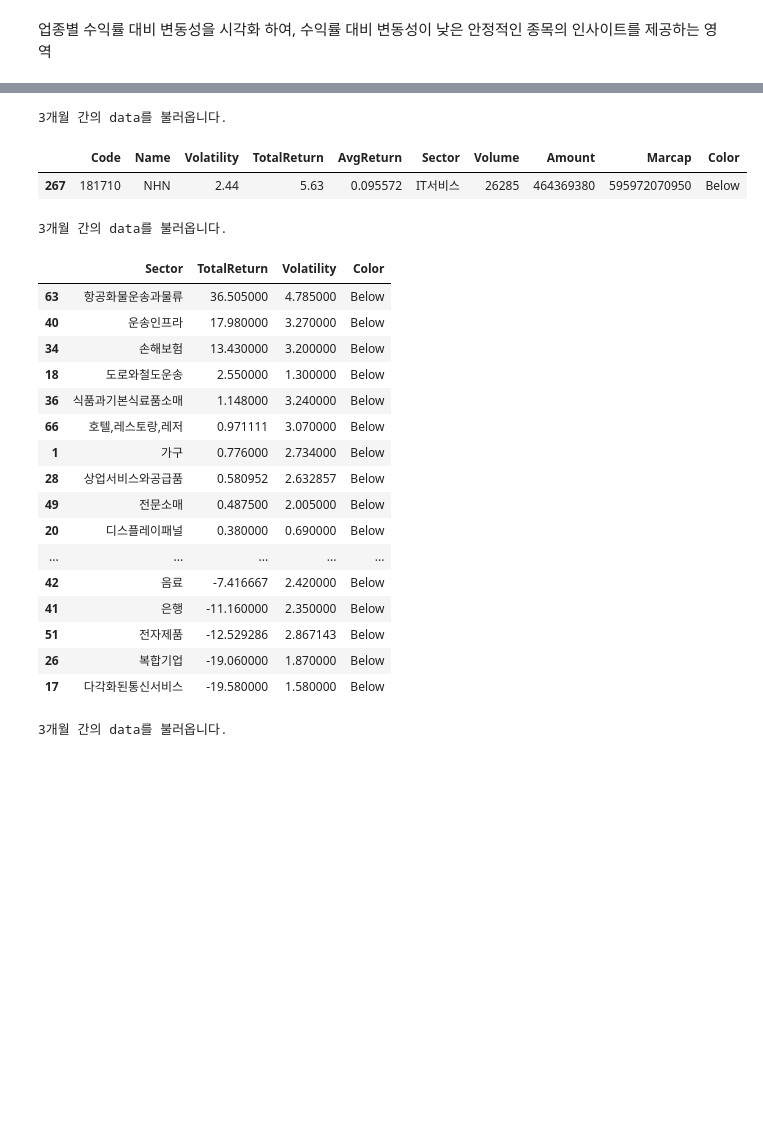
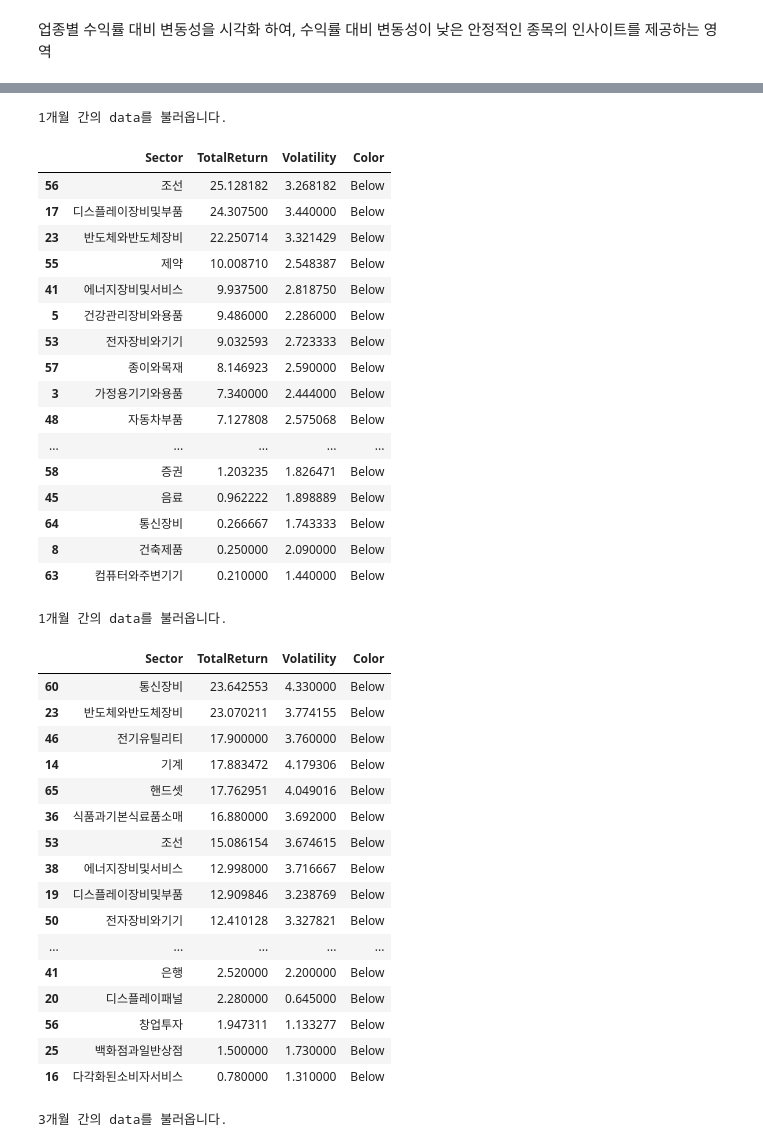
Before and after one commit to june2598/pythonstudy, a Jupyter notebook: project/analyze_sector_return_volatility.ipynb, the cells around one changed output, grey strips where cells are left out. Cells and saved outputs as stored; diff of their text form; code cells hidden in the pictures; blank space fills up the shorter version.

```diff
--- a/project/analyze_sector_return_volatility.ipynb
+++ b/project/analyze_sector_return_volatility.ipynb
@@ -28,8 +28,7 @@ pd.set_option('display.max_rows', None) #None으로 설정하면 모든 행 출
 # plotly는 lmplot을 직접적으로 제공하지 않기때문에, scatter기반 회귀선과, 데이터 플롯을 직접 따로 그려야함
 
 
-
-def analyze_sector_return_volatility(market=None, sector=None, month_ago=3):
+def analyze_sector_return_volatility(market=None, sector=None, month_ago=1):
     # 데이터 로드
     df = load_sector_data(market, month_ago=month_ago)  # 사용자 정의 데이터 로드 함수
 
@@ -123,7 +122,7 @@ def analyze_sector_return_volatility(market=None, sector=None, month_ago=3):
         line=dict(color='black', dash='dash')
     ))
 
-    # 제목 가운데 정렬렬
+    # 제목 가운데 정렬
     fig.update_layout(
         title_x=0.5,
         title_font=dict(size=20, color='black', family='Arial')
@@ -138,30 +158,45 @@ def analyze_sector_return_volatility(market=None, sector=None, month_ago=3):
 # %%
-analyze_sector_return_volatility('KOSPI','IT서비스')
+analyze_sector_return_volatility('KOSPI')
 # %% [output]
-3개월 간의 data를 불러옵니다.
+1개월 간의 data를 불러옵니다.
-|  | Code | Name | Volatility | TotalReturn | AvgReturn | Sector | Volume | Amount | Marcap | Color |
-| 267 | 181710 | NHN | 2.44 | 5.63 | 0.095572 | IT서비스 | 26285 | 464369380 | 595972070950 | Below |
+|  | Sector | TotalReturn | Volatility | Color |
+| 56 | 조선 | 25.128182 | 3.268182 | Below |
+| 17 | 디스플레이장비및부품 | 24.307500 | 3.440000 | Below |
+| 23 | 반도체와반도체장비 | 22.250714 | 3.321429 | Below |
+| 55 | 제약 | 10.008710 | 2.548387 | Below |
+| 41 | 에너지장비및서비스 | 9.937500 | 2.818750 | Below |
+| 5 | 건강관리장비와용품 | 9.486000 | 2.286000 | Below |
+| 53 | 전자장비와기기 | 9.032593 | 2.723333 | Below |
+| 57 | 종이와목재 | 8.146923 | 2.590000 | Below |
+| 3 | 가정용기기와용품 | 7.340000 | 2.444000 | Below |
+| 48 | 자동차부품 | 7.127808 | 2.575068 | Below |
+| ... | ... | ... | ... | ... |
+| 58 | 증권 | 1.203235 | 1.826471 | Below |
+| 45 | 음료 | 0.962222 | 1.898889 | Below |
+| 64 | 통신장비 | 0.266667 | 1.743333 | Below |
+| 8 | 건축제품 | 0.250000 | 2.090000 | Below |
+| 63 | 컴퓨터와주변기기 | 0.210000 | 1.440000 | Below |
 # %%
 analyze_sector_return_volatility('KOSDAQ')
 # %% [output]
-3개월 간의 data를 불러옵니다.
+1개월 간의 data를 불러옵니다.
 |  | Sector | TotalReturn | Volatility | Color |
-| 63 | 항공화물운송과물류 | 36.505000 | 4.785000 | Below |
-| 40 | 운송인프라 | 17.980000 | 3.270000 | Below |
-| 34 | 손해보험 | 13.430000 | 3.200000 | Below |
-| 18 | 도로와철도운송 | 2.550000 | 1.300000 | Below |
-| 36 | 식품과기본식료품소매 | 1.148000 | 3.240000 | Below |
-| 66 | 호텔,레스토랑,레저 | 0.971111 | 3.070000 | Below |
-| 1 | 가구 | 0.776000 | 2.734000 | Below |
-| 28 | 상업서비스와공급품 | 0.580952 | 2.632857 | Below |
-| 49 | 전문소매 | 0.487500 | 2.005000 | Below |
-| 20 | 디스플레이패널 | 0.380000 | 0.690000 | Below |
+| 60 | 통신장비 | 23.642553 | 4.330000 | Below |
+| 23 | 반도체와반도체장비 | 23.070211 | 3.774155 | Below |
+| 46 | 전기유틸리티 | 17.900000 | 3.760000 | Below |
+| 14 | 기계 | 17.883472 | 4.179306 | Below |
+| 65 | 핸드셋 | 17.762951 | 4.049016 | Below |
+| 36 | 식품과기본식료품소매 | 16.880000 | 3.692000 | Below |
+| 53 | 조선 | 15.086154 | 3.674615 | Below |
+| 38 | 에너지장비및서비스 | 12.998000 | 3.716667 | Below |
+| 19 | 디스플레이장비및부품 | 12.909846 | 3.238769 | Below |
+| 50 | 전자장비와기기 | 12.410128 | 3.327821 | Below |
 | ... | ... | ... | ... | ... |
-| 42 | 음료 | -7.416667 | 2.420000 | Below |
-| 41 | 은행 | -11.160000 | 2.350000 | Below |
-| 51 | 전자제품 | -12.529286 | 2.867143 | Below |
-| 26 | 복합기업 | -19.060000 | 1.870000 | Below |
-| 17 | 다각화된통신서비스 | -19.580000 | 1.580000 | Below |
+| 41 | 은행 | 2.520000 | 2.200000 | Below |
+| 20 | 디스플레이패널 | 2.280000 | 0.645000 | Below |
+| 56 | 창업투자 | 1.947311 | 1.133277 | Below |
+| 25 | 백화점과일반상점 | 1.500000 | 1.730000 | Below |
+| 16 | 다각화된소비자서비스 | 0.780000 | 1.310000 | Below |
 # %%
 analyze_sector_return_volatility('ETF','채권')
 # %% [output]
```
Also changed, not shown: parts of 1 cell of this notebook, 32 other files.
